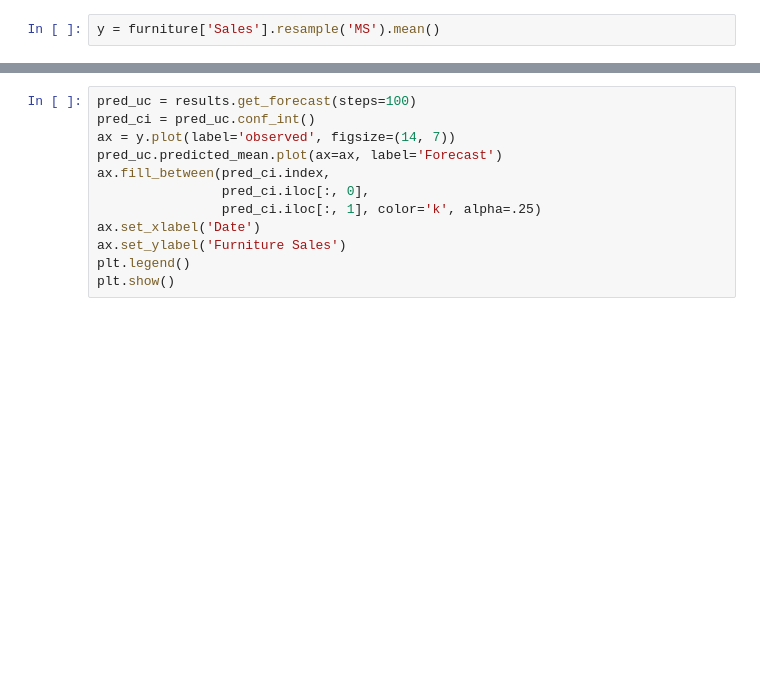
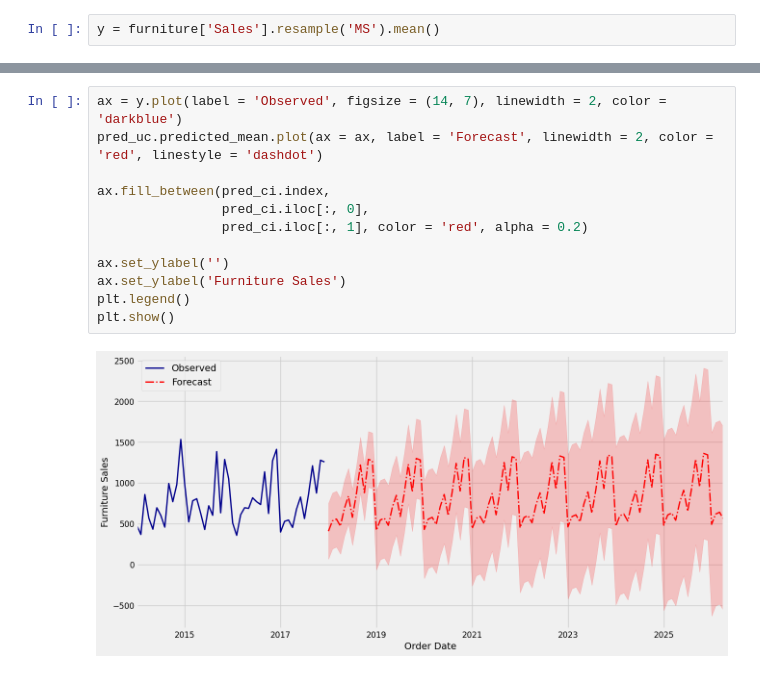
Before and after one commit to a-langlais/case_studies, a Jupyter notebook: time_series_analysis_forecasting/notebooks/time_series_forecasting.ipynb, the cells around one changed output, grey strips where cells are left out. Drawn from its saved outputs; the diff is of its cells as text; blank space fills up the shorter version.

```diff
--- a/time_series_analysis_forecasting/notebooks/time_series_forecasting.ipynb
+++ b/time_series_analysis_forecasting/notebooks/time_series_forecasting.ipynb
@@ -98,12 +187,14 @@ print('The Root Mean Squared Error of our forecasts is {}'.format(round(np.sqrt(
 # %%
-pred_uc = results.get_forecast(steps=100)
-pred_ci = pred_uc.conf_int()
-ax = y.plot(label='observed', figsize=(14, 7))
-pred_uc.predicted_mean.plot(ax=ax, label='Forecast')
+ax = y.plot(label = 'Observed', figsize = (14, 7), linewidth = 2, color = 'darkblue')
+pred_uc.predicted_mean.plot(ax = ax, label = 'Forecast', linewidth = 2, color = 'red', linestyle = 'dashdot')
+
 ax.fill_between(pred_ci.index,
                 pred_ci.iloc[:, 0],
-                pred_ci.iloc[:, 1], color='k', alpha=.25)
-ax.set_xlabel('Date')
+                pred_ci.iloc[:, 1], color = 'red', alpha = 0.2)
+
+ax.set_ylabel('')
 ax.set_ylabel('Furniture Sales')
 plt.legend()
 plt.show()
+# %% [output]
+[figure, added]
```
Also changed, not shown: parts of 22 cells of this notebook.
